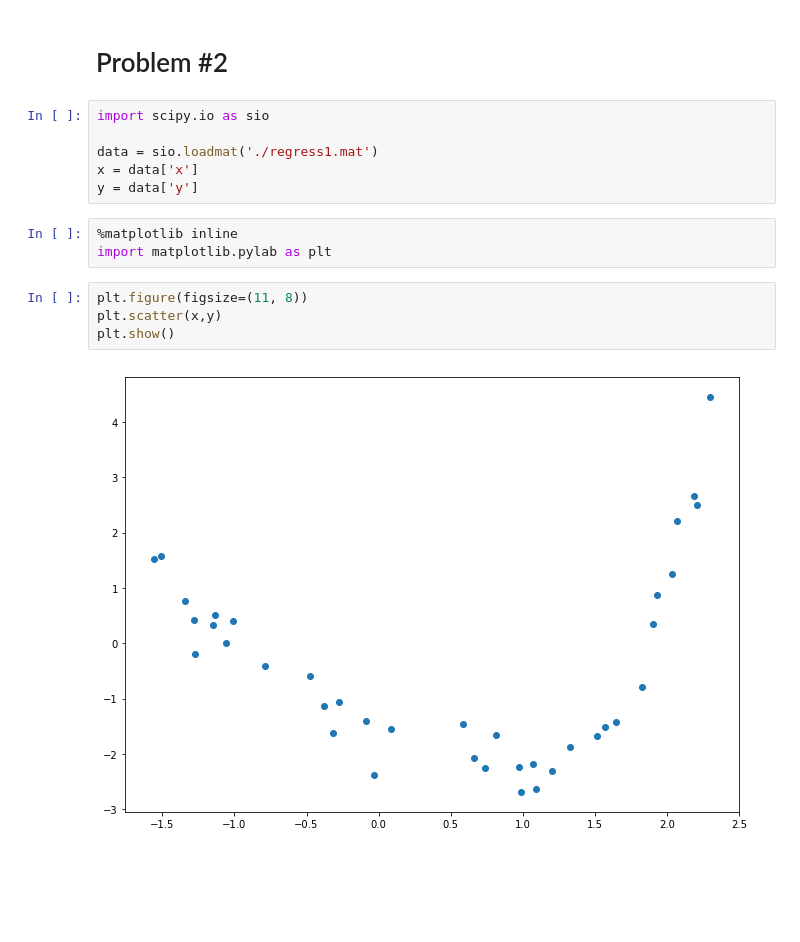
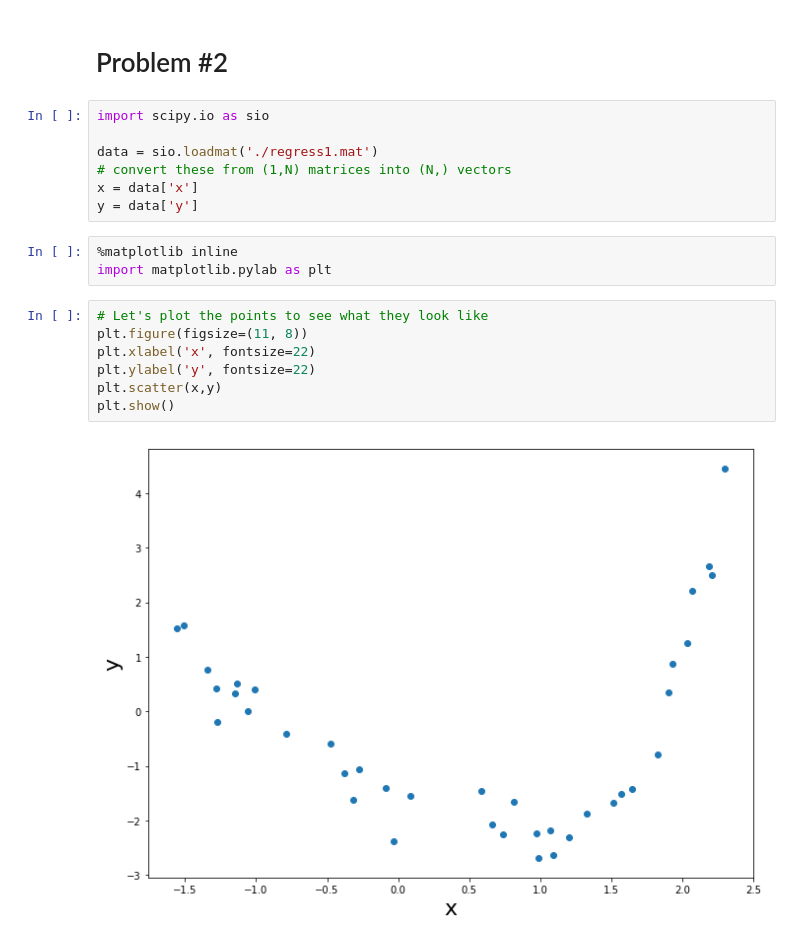
Before and after one commit to rfeinman/hw-mathtools, a Jupyter notebook: hw2_Feinman/hw2.ipynb, the cells around one changed output. Saved outputs shown, nothing was run; the diff lists cells and outputs as text; blank space fills up the shorter version.

```diff
--- a/hw2_Feinman/hw2.ipynb
+++ b/hw2_Feinman/hw2.ipynb
@@ -24,14 +25,18 @@ TESTLIGHT must be a column vector (or matrix of column vectors) containing the s
 import scipy.io as sio
 
 data = sio.loadmat('./regress1.mat')
+# convert these from (1,N) matrices into (N,) vectors
 x = data['x']
 y = data['y']
 # %%
 %matplotlib inline
 import matplotlib.pylab as plt
 # %%
+# Let's plot the points to see what they look like
 plt.figure(figsize=(11, 8))
+plt.xlabel('x', fontsize=22)
+plt.ylabel('y', fontsize=22)
 plt.scatter(x,y)
 plt.show()
 # %% [output]
-[figure, old version]
+[figure, new version]
```
Also changed, not shown: parts of 17 cells of this notebook.
